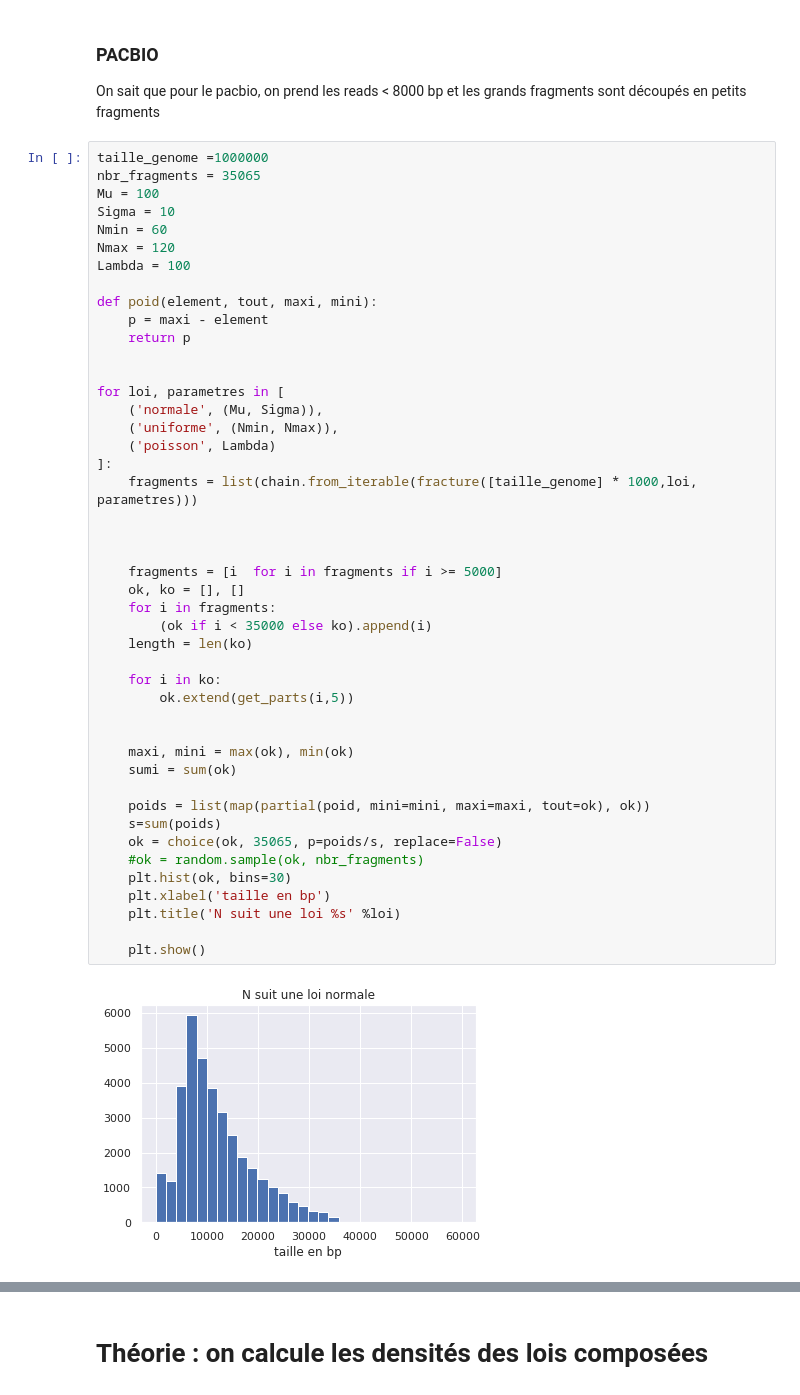
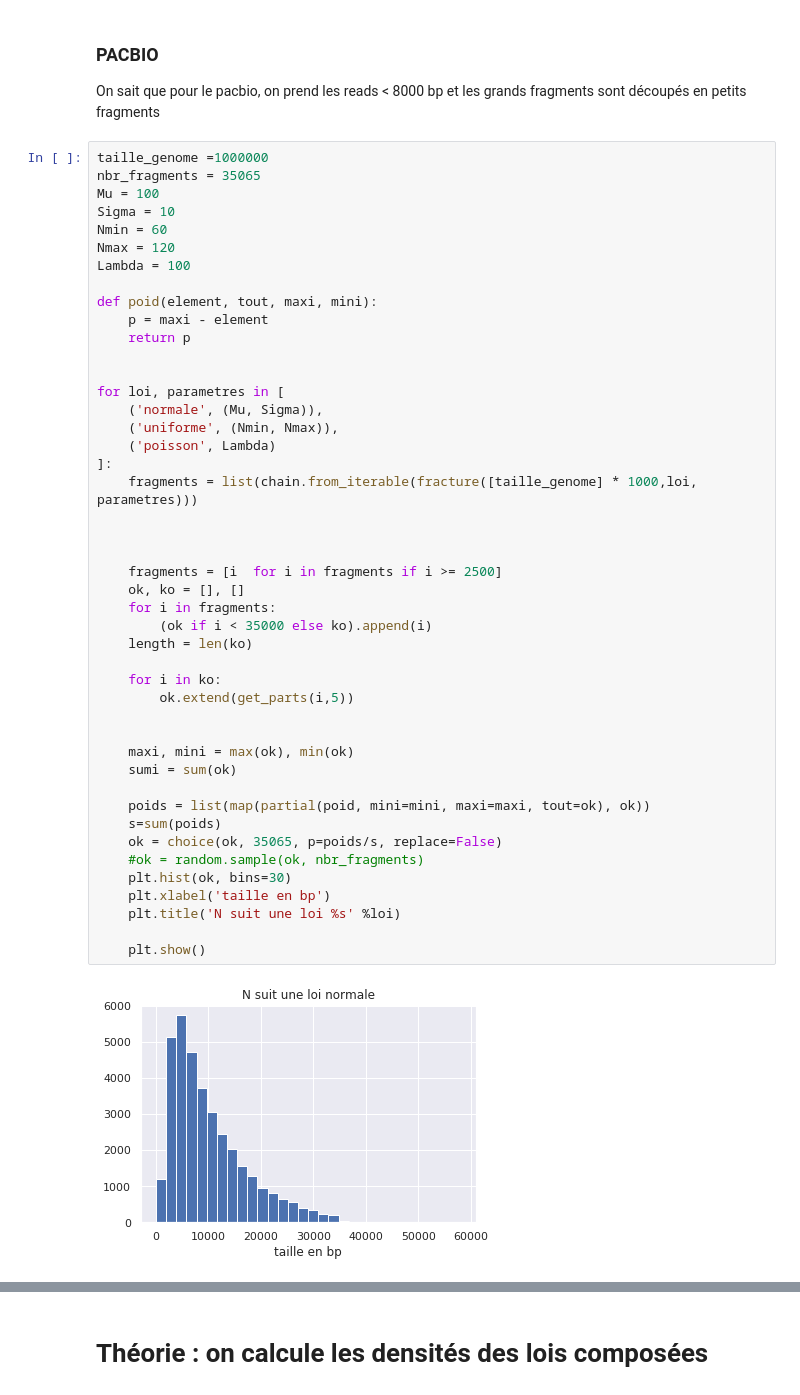
Before and after one commit to aminaghoul/reads_seq, a Jupyter notebook: stage.ipynb, the cells around one changed output, grey strips where cells are left out. Saved outputs shown, nothing was run; the diff lists cells and outputs as text.

```diff
--- a/stage.ipynb
+++ b/stage.ipynb
@@ -369,32 +369,32 @@ for loi, parametres in [
     ('normale', (Mu, Sigma)),
     ('uniforme', (Nmin, Nmax)),
     ('poisson', Lambda)
 ]:
     fragments = list(chain.from_iterable(fracture([taille_genome] * 1000,loi, parametres)))
 
 
 
-    fragments = [i  for i in fragments if i >= 5000]
+    fragments = [i  for i in fragments if i >= 2500]
     ok, ko = [], []
     for i in fragments:
         (ok if i < 35000 else ko).append(i)
     length = len(ko)
 
     for i in ko:
         ok.extend(get_parts(i,5))
 
 
     maxi, mini = max(ok), min(ok)
     sumi = sum(ok)
 
     poids = list(map(partial(poid, mini=mini, maxi=maxi, tout=ok), ok))
     s=sum(poids)
     ok = choice(ok, 35065, p=poids/s, replace=False)
     #ok = random.sample(ok, nbr_fragments)
     plt.hist(ok, bins=30)
     plt.xlabel('taille en bp')
     plt.title('N suit une loi %s' %loi)
 
     plt.show()
 # %% [output]
-[figure, old version]
+[figure, new version]
```
Also changed, not shown: parts of 4 cells of this notebook.
